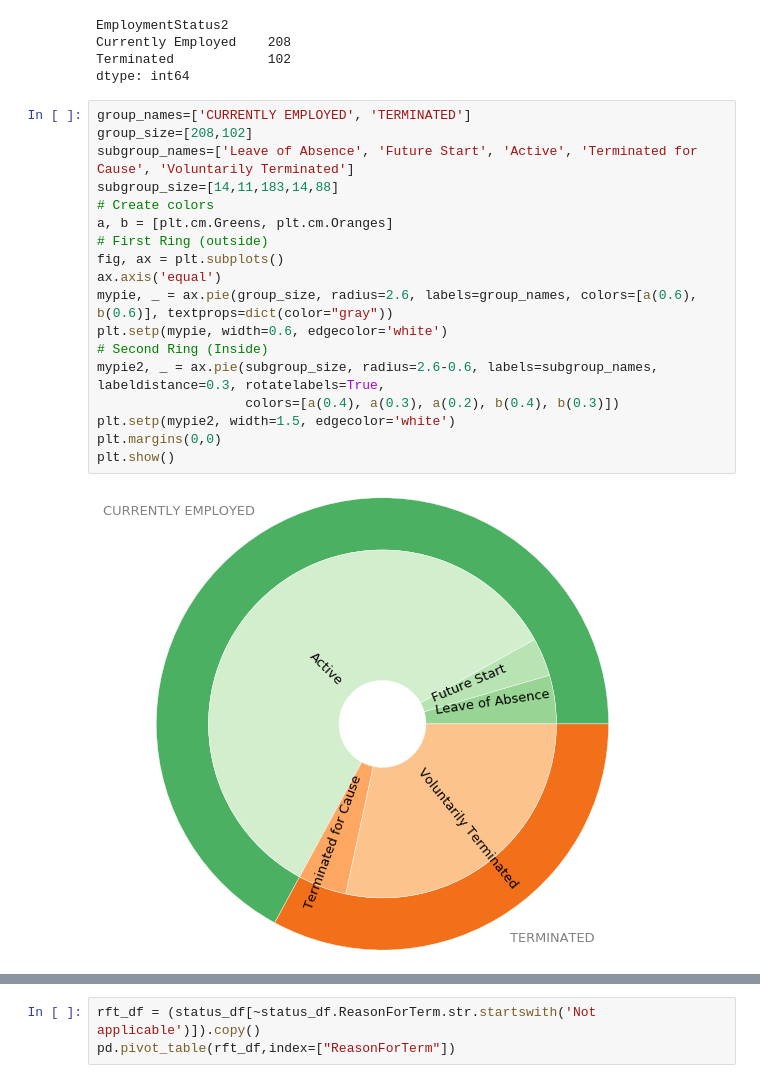
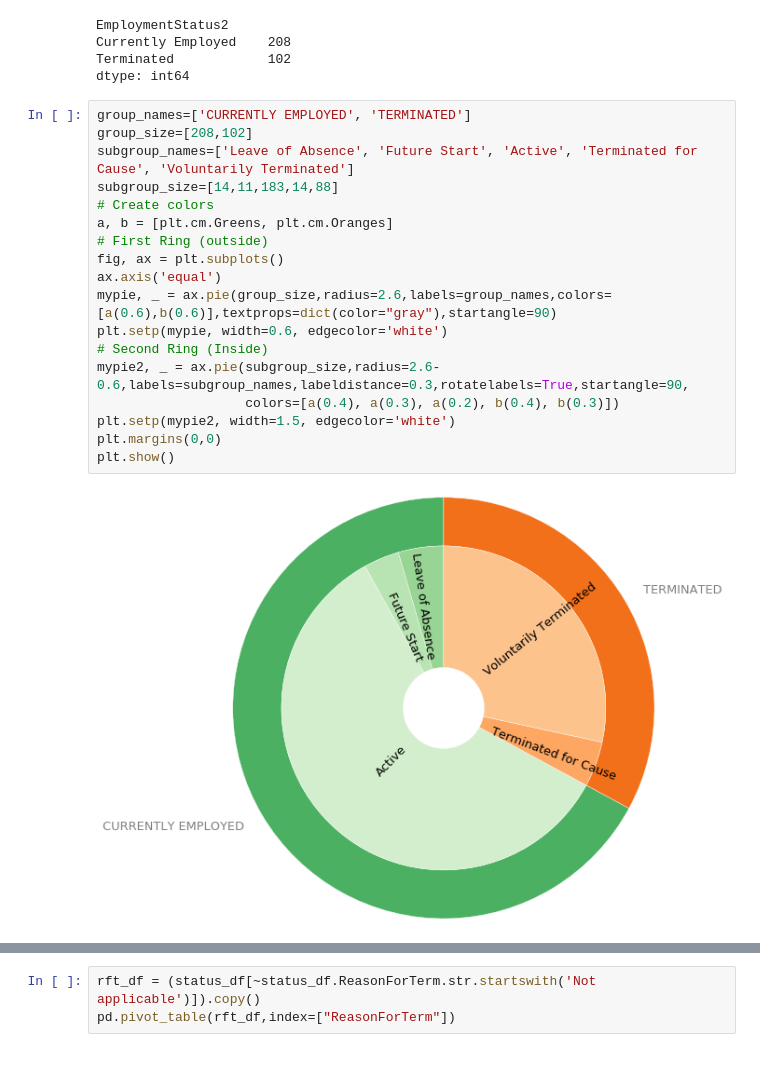
Before and after one commit to patrol7171/HR-Data-Analysis--Dental-Magic, a Jupyter notebook: Dental Magic HR Data Analysis-Part 2.ipynb, the cells around one changed output, grey strips where cells are left out. Drawn from its saved outputs; the diff is of its cells as text.

```diff
--- a/Dental Magic HR Data Analysis-Part 2.ipynb
+++ b/Dental Magic HR Data Analysis-Part 2.ipynb
@@ -166,23 +166,23 @@ dtype: int64
 # %%
 group_names=['CURRENTLY EMPLOYED', 'TERMINATED']
 group_size=[208,102]
 subgroup_names=['Leave of Absence', 'Future Start', 'Active', 'Terminated for Cause', 'Voluntarily Terminated']
 subgroup_size=[14,11,183,14,88]
 # Create colors
 a, b = [plt.cm.Greens, plt.cm.Oranges]
 # First Ring (outside)
 fig, ax = plt.subplots()
 ax.axis('equal')
-mypie, _ = ax.pie(group_size, radius=2.6, labels=group_names, colors=[a(0.6), b(0.6)], textprops=dict(color="gray"))
+mypie, _ = ax.pie(group_size,radius=2.6,labels=group_names,colors=[a(0.6),b(0.6)],textprops=dict(color="gray"),startangle=90)
 plt.setp(mypie, width=0.6, edgecolor='white')
 # Second Ring (Inside)
-mypie2, _ = ax.pie(subgroup_size, radius=2.6-0.6, labels=subgroup_names, labeldistance=0.3, rotatelabels=True,
+mypie2, _ = ax.pie(subgroup_size,radius=2.6-0.6,labels=subgroup_names,labeldistance=0.3,rotatelabels=True,startangle=90,
                    colors=[a(0.4), a(0.3), a(0.2), b(0.4), b(0.3)])
 plt.setp(mypie2, width=1.5, edgecolor='white')
 plt.margins(0,0)
 plt.show()
 # %% [output]
-[figure, old version]
+[figure, new version]
 # %%
 pie1Labels = list(employment_status2.index)
 pie1Sizes = list(employment_status2.values)
```
Also changed, not shown: parts of 21 cells of this notebook, 29 other files.
